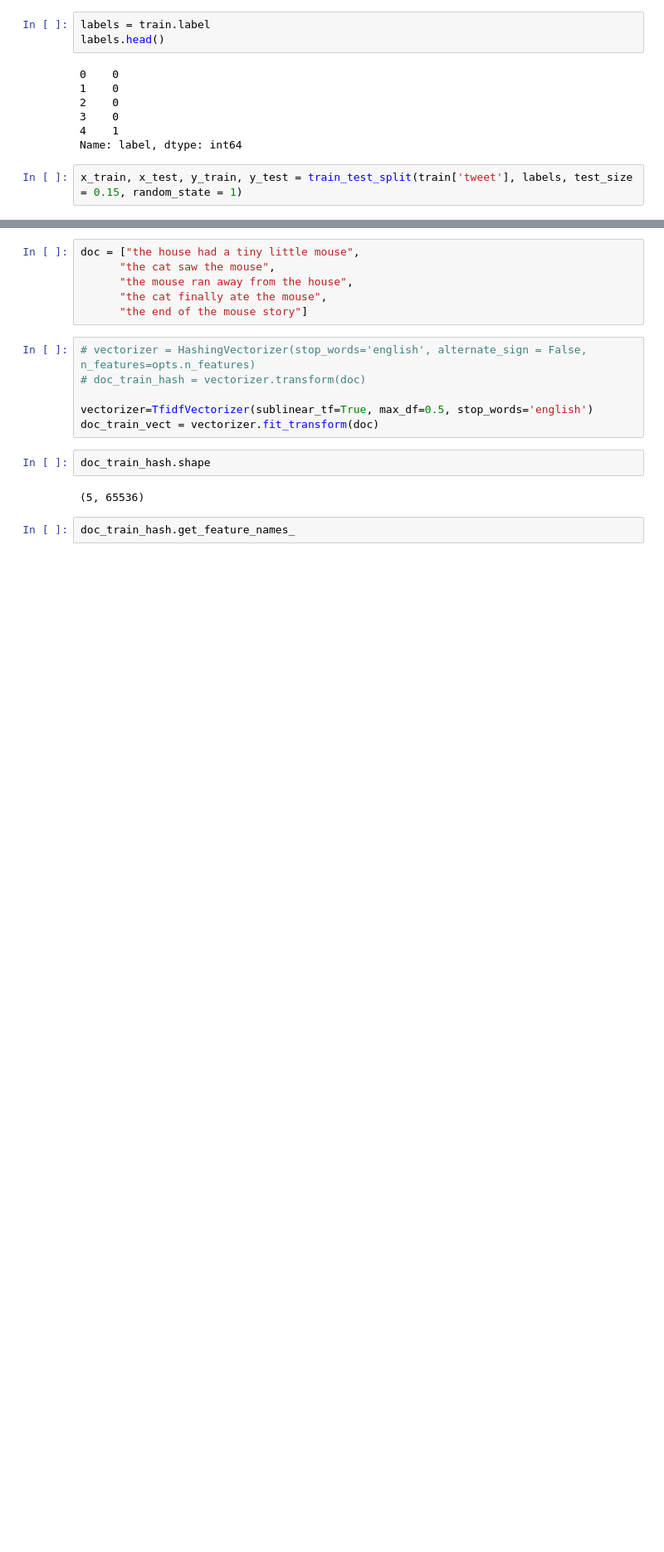
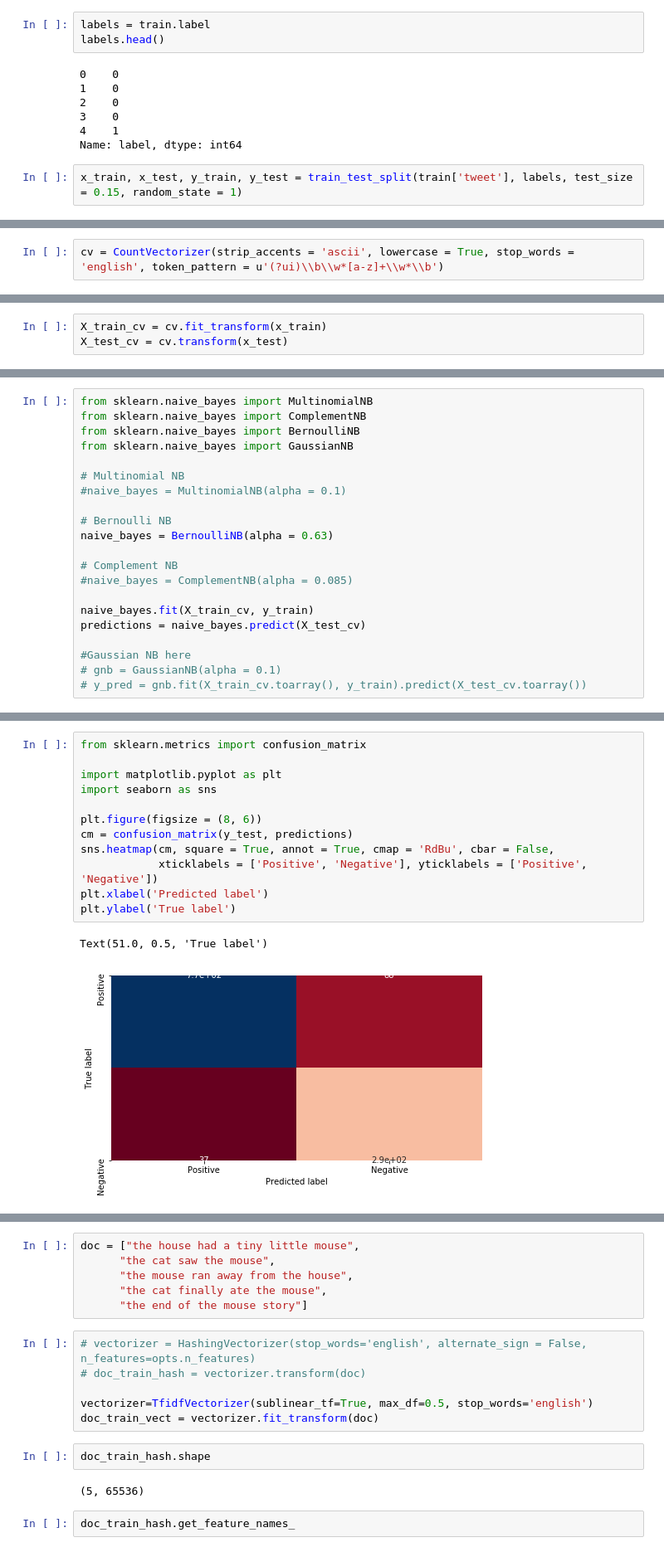
Before and after one commit to msa9493/Natural-Language-Processing, a Jupyter notebook: AV NLP Sentiment.ipynb, the cells around one changed output, grey strips where cells are left out. Shown at 83% size. Drawn from its saved outputs; the diff is of its cells as text; blank space fills up the shorter version.

Commit message:
Version 2 with Complement Naive Bayes, Multinomial NB and Bernoulli NB

```diff
--- a/AV NLP Sentiment.ipynb
+++ b/AV NLP Sentiment.ipynb
@@ -404,0 +457,2 @@ x_train, x_test, y_train, y_test = train_test_split(train['tweet'], labels, test
+# %%
+cv = CountVectorizer(strip_accents = 'ascii', lowercase = True, stop_words = 'english', token_pattern = u'(?ui)\\b\\w*[a-z]+\\w*\\b')
@@ -404,0 +461,3 @@ x_train, x_test, y_train, y_test = train_test_split(train['tweet'], labels, test
+# %%
+X_train_cv = cv.fit_transform(x_train)
+X_test_cv = cv.transform(x_test)
@@ -404,0 +488,21 @@ x_train, x_test, y_train, y_test = train_test_split(train['tweet'], labels, test
+# %%
+from sklearn.naive_bayes import MultinomialNB
+from sklearn.naive_bayes import ComplementNB
+from sklearn.naive_bayes import BernoulliNB
+from sklearn.naive_bayes import GaussianNB
+
+# Multinomial NB
+#naive_bayes = MultinomialNB(alpha = 0.1)
+
+# Bernoulli NB
+naive_bayes = BernoulliNB(alpha = 0.63)
+
+# Complement NB
+#naive_bayes = ComplementNB(alpha = 0.085)
+
+naive_bayes.fit(X_train_cv, y_train)
+predictions = naive_bayes.predict(X_test_cv)
+
+#Gaussian NB here
+# gnb = GaussianNB(alpha = 0.1)
+# y_pred = gnb.fit(X_train_cv.toarray(), y_train).predict(X_test_cv.toarray())
@@ -404,0 +531,15 @@ x_train, x_test, y_train, y_test = train_test_split(train['tweet'], labels, test
+# %%
+from sklearn.metrics import confusion_matrix
+
+import matplotlib.pyplot as plt
+import seaborn as sns
+
+plt.figure(figsize = (8, 6))
+cm = confusion_matrix(y_test, predictions)
+sns.heatmap(cm, square = True, annot = True, cmap = 'RdBu', cbar = False,
+            xticklabels = ['Positive', 'Negative'], yticklabels = ['Positive', 'Negative'])
+plt.xlabel('Predicted label')
+plt.ylabel('True label')
+# %% [output]
+Text(51.0, 0.5, 'True label')
+[figure, added]
```
Also changed, not shown: parts of 40 cells of this notebook.
